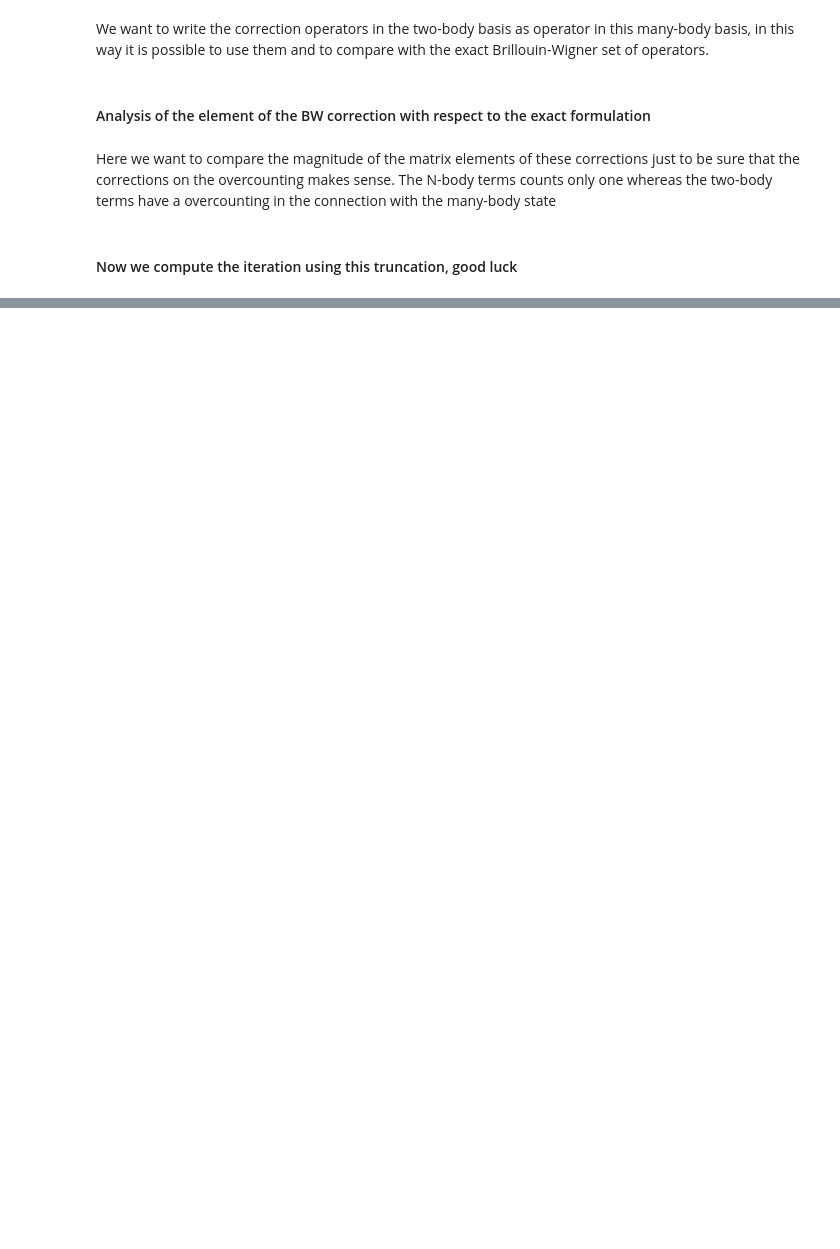
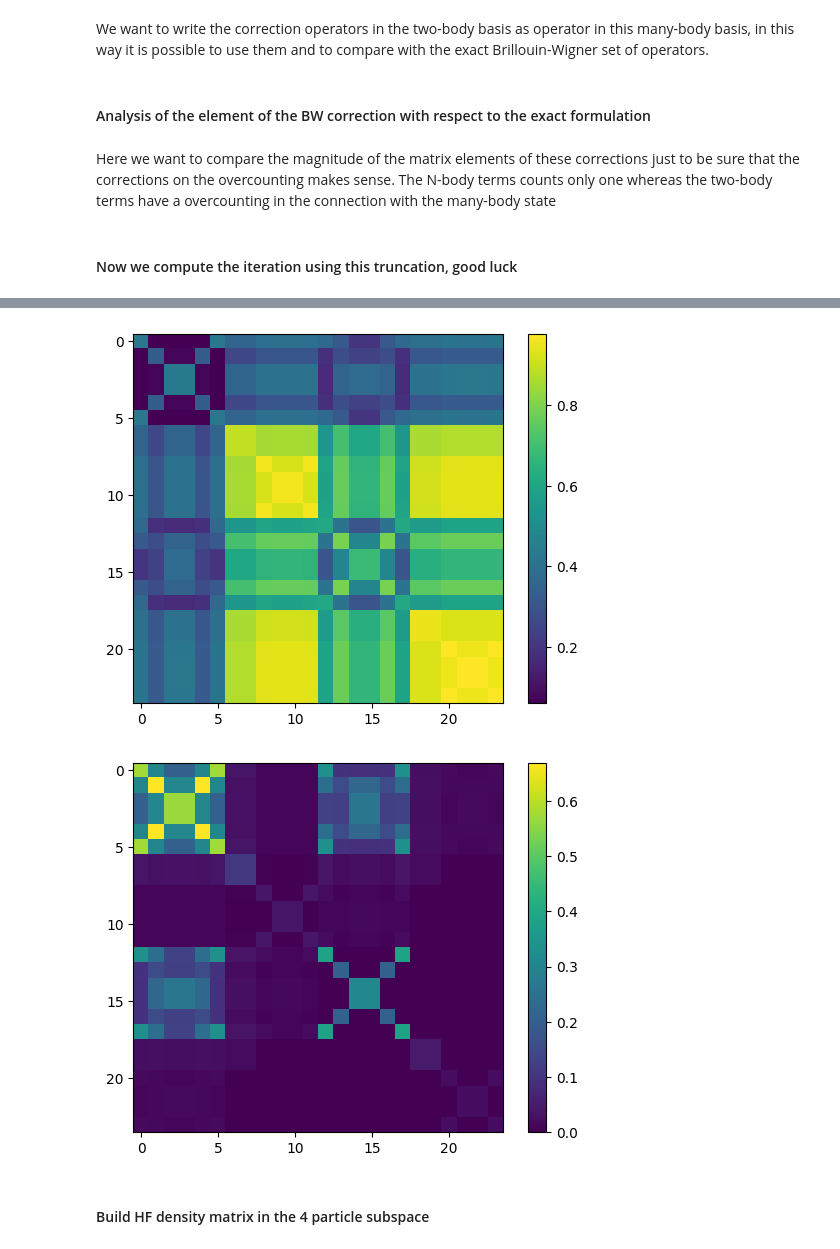
Before and after one commit to emacosta95/3rdQA4NSM, a Jupyter notebook: BrillouinWignerAnalysis.ipynb, the cells around one changed output, grey strips where cells are left out. Saved outputs shown, nothing was run; the diff lists cells and outputs as text; code cells hidden in the pictures; blank space fills up the shorter version.

```diff
--- a/BrillouinWignerAnalysis.ipynb
+++ b/BrillouinWignerAnalysis.ipynb
@@ -2224,0 +2220,32 @@ plt.show()
+# %%
+psi_qq_gs_full_space=QPC.particles2quasiparticles.T @ psi_qq[:,0]
+
+psi_qq_gs_full_space/=np.linalg.norm(psi_qq_gs_full_space)
+
+# twobody density component the vacancy prob
+
+full_density_quasiparticle=np.zeros(len(QPC.couples))
+full_density_hf=np.zeros(size_a+size_b)
+rho_vacuum=np.zeros((size_a+size_b,size_a+size_b))
+rho_full=np.zeros((size_a+size_b,size_a+size_b))
+for a in range(size_a+size_b):
+    for b in range(size_a+size_b):
+        psi_mod_square=psi_qq_gs_full_space.conj()*psi_qq_gs_full_space
+        value_vacuum=np.sum(psi_mod_square*(1-NSMHamiltonian.basis[:,a])*((1-NSMHamiltonian.basis[:,b])))
+        value_full=np.sum(psi_mod_square*(NSMHamiltonian.basis[:,a])*((NSMHamiltonian.basis[:,b])))
+        rho_vacuum[a,b]=value_vacuum
+        rho_full[a,b]=value_full
+
+
+plt.imshow(rho_vacuum)
+plt.colorbar()
+plt.show()
+
+plt.imshow(rho_full)
+plt.colorbar()
+plt.show()
+# %% [output]
+[figure, added]
+[figure, added]
+# %% [markdown]
+#### Build HF density matrix in the 4 particle subspace
```
Also changed, not shown: parts of 64 cells of this notebook, 5 other files.
